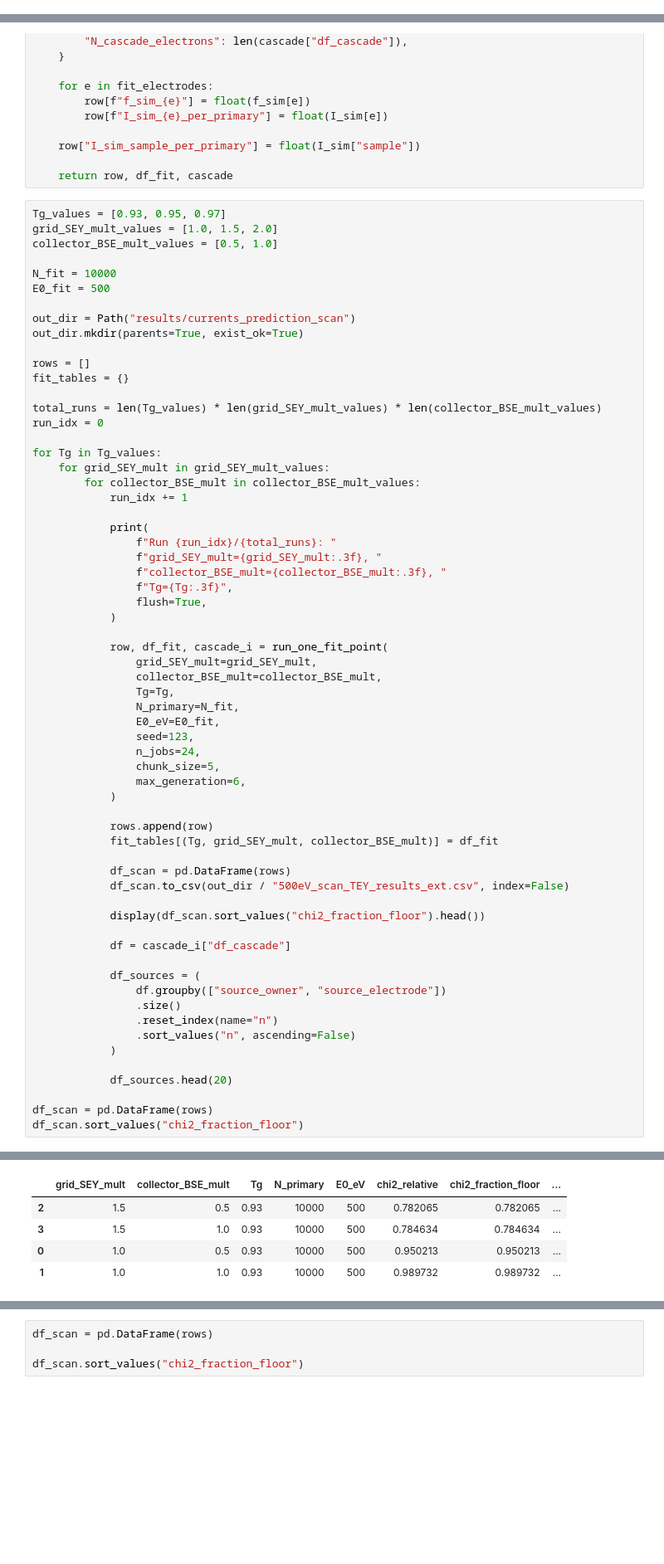
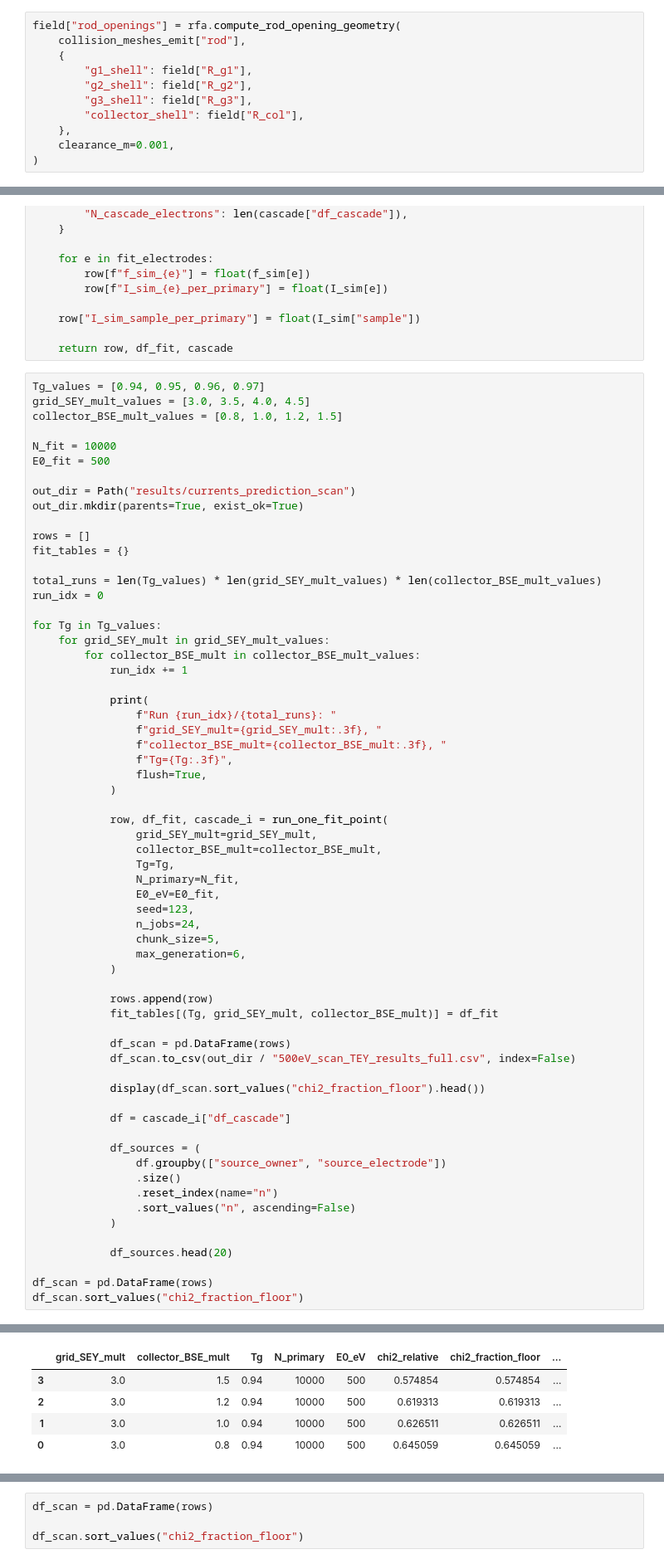
Before and after one commit to oridzel/rfa_python, a Jupyter notebook: notebooks/06_current_prediction_modes.ipynb, the cells around one changed output, grey strips where cells are left out. Shown at 83% size. Cells and saved outputs as stored; diff of their text form; blank space fills up the shorter version.

```diff
--- a/notebooks/06_current_prediction_modes.ipynb
+++ b/notebooks/06_current_prediction_modes.ipynb
@@ -102,6 +102,17 @@ stl_boxes_emit = rfa.build_stl_bounding_boxes(
     collision_meshes_emit,
     padding=1.0e-3,
 )
+# %%
+field["rod_openings"] = rfa.compute_rod_opening_geometry(
+    collision_meshes_emit["rod"],
+    {
+        "g1_shell": field["R_g1"],
+        "g2_shell": field["R_g2"],
+        "g3_shell": field["R_g3"],
+        "collector_shell": field["R_col"],
+    },
+    clearance_m=0.001,
+)
 # %% [markdown]
 ## Samplers
 # %%
@@ -1069,9 +1080,9 @@ def run_one_fit_point(
 
     return row, df_fit, cascade
 # %%
-Tg_values = [0.93, 0.95, 0.97]
-grid_SEY_mult_values = [1.0, 1.5, 2.0]
-collector_BSE_mult_values = [0.5, 1.0]
+Tg_values = [0.94, 0.95, 0.96, 0.97]
+grid_SEY_mult_values = [3.0, 3.5, 4.0, 4.5]
+collector_BSE_mult_values = [0.8, 1.0, 1.2, 1.5]
 
 N_fit = 10000
 E0_fit = 500
@@ -1114,7 +1125,7 @@ for Tg in Tg_values:
             fit_tables[(Tg, grid_SEY_mult, collector_BSE_mult)] = df_fit
 
             df_scan = pd.DataFrame(rows)
-            df_scan.to_csv(out_dir / "500eV_scan_TEY_results_ext.csv", index=False)
+            df_scan.to_csv(out_dir / "500eV_scan_TEY_results_full.csv", index=False)
 
             display(df_scan.sort_values("chi2_fraction_floor").head())
 
@@ -1151,6 +1162,6 @@ Run 4/18: grid_SEY_mult=1.500, collector_BSE_mult=1.000, Tg=0.930
 |  | grid_SEY_mult | collector_BSE_mult | Tg | N_primary | E0_eV | chi2_relative | chi2_fraction_floor | ... |
-| 2 | 1.5 | 0.5 | 0.93 | 10000 | 500 | 0.782065 | 0.782065 | ... |
-| 3 | 1.5 | 1.0 | 0.93 | 10000 | 500 | 0.784634 | 0.784634 | ... |
-| 0 | 1.0 | 0.5 | 0.93 | 10000 | 500 | 0.950213 | 0.950213 | ... |
-| 1 | 1.0 | 1.0 | 0.93 | 10000 | 500 | 0.989732 | 0.989732 | ... |
+| 3 | 3.0 | 1.5 | 0.94 | 10000 | 500 | 0.574854 | 0.574854 | ... |
+| 2 | 3.0 | 1.2 | 0.94 | 10000 | 500 | 0.619313 | 0.619313 | ... |
+| 1 | 3.0 | 1.0 | 0.94 | 10000 | 500 | 0.626511 | 0.626511 | ... |
+| 0 | 3.0 | 0.8 | 0.94 | 10000 | 500 | 0.645059 | 0.645059 | ... |
 4 rows × 24 columns
```
Also changed, not shown: parts of 1 cell of this notebook, 4 other files.
